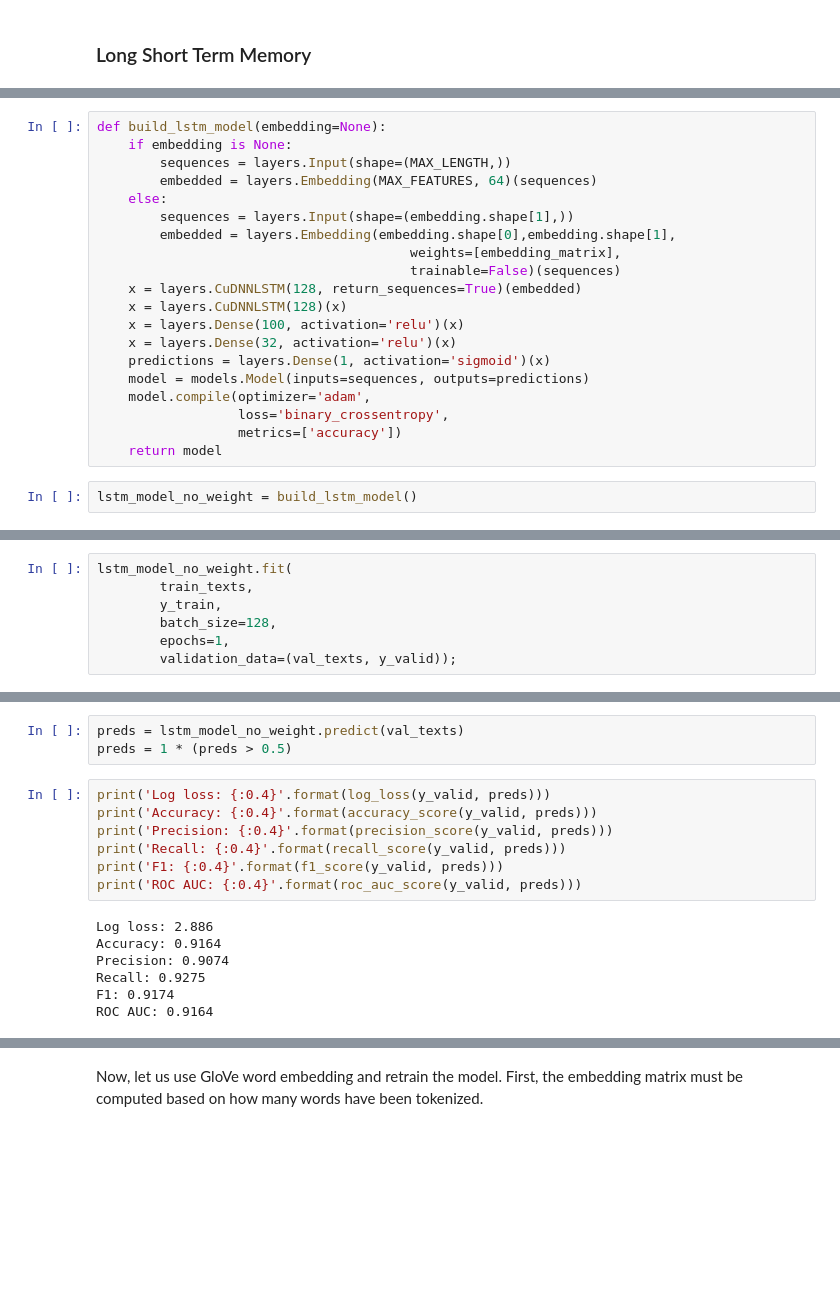
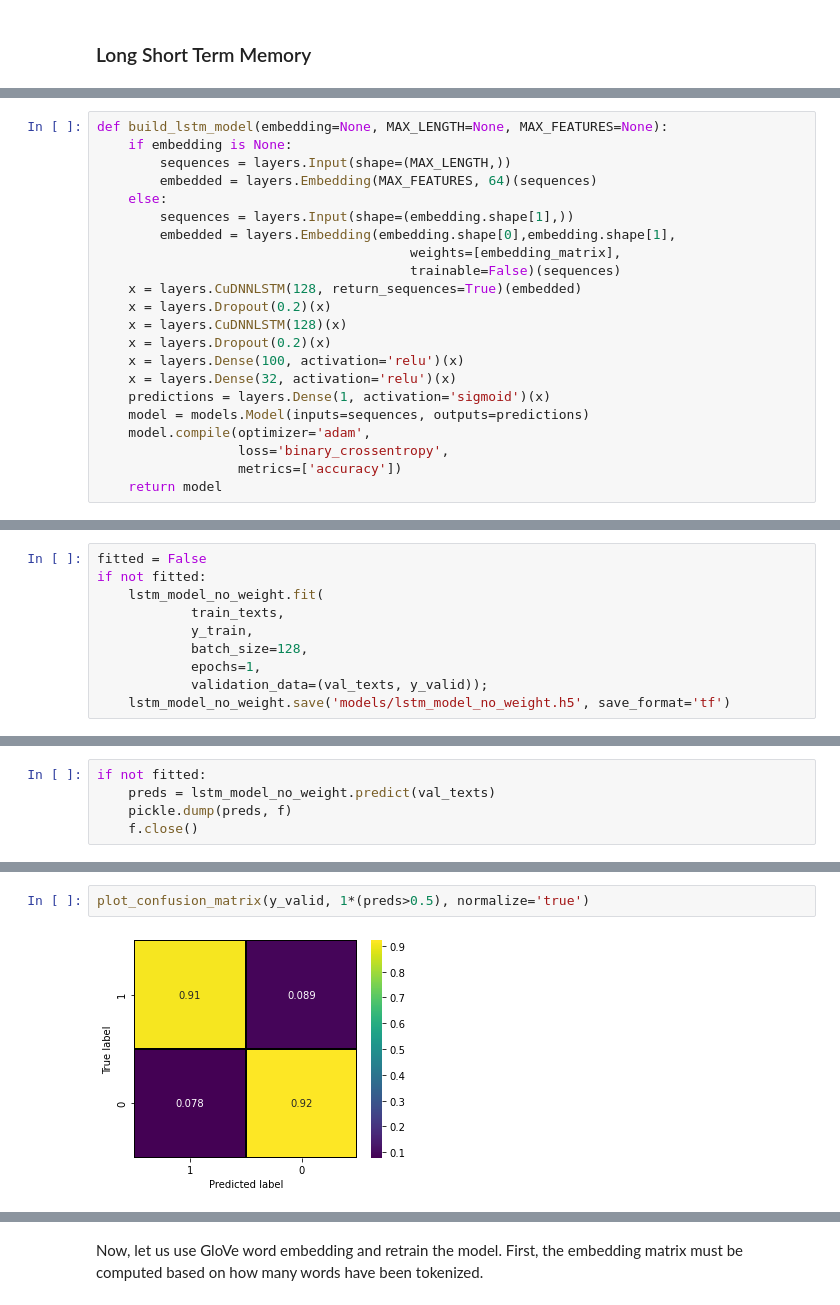
Before and after one commit to afanta-fi/Amazon_Review_Sentiment_Analysis, a Jupyter notebook: index.ipynb, the cells around one changed output, grey strips where cells are left out. Saved outputs shown, nothing was run; the diff lists cells and outputs as text; blank space fills up the shorter version.

```diff
--- a/index.ipynb
+++ b/index.ipynb
@@ -1523,5 +1555,5 @@ val_texts = pad_sequences(val_texts, maxlen=MAX_LENGTH)
 # %%
-def build_lstm_model(embedding=None):
+def build_lstm_model(embedding=None, MAX_LENGTH=None, MAX_FEATURES=None):
     if embedding is None:
         sequences = layers.Input(shape=(MAX_LENGTH,))
         embedded = layers.Embedding(MAX_FEATURES, 64)(sequences)
@@ -1531,7 +1563,9 @@ def build_lstm_model(embedding=None):
                                         weights=[embedding_matrix],
                                         trainable=False)(sequences)
     x = layers.CuDNNLSTM(128, return_sequences=True)(embedded)
+    x = layers.Dropout(0.2)(x)
     x = layers.CuDNNLSTM(128)(x)
+    x = layers.Dropout(0.2)(x)
     x = layers.Dense(100, activation='relu')(x)
     x = layers.Dense(32, activation='relu')(x)
     predictions = layers.Dense(1, activation='sigmoid')(x)
@@ -1540,5 +1574,3 @@ def build_lstm_model(embedding=None):
                   loss='binary_crossentropy',
                   metrics=['accuracy'])
     return model
-# %%
-lstm_model_no_weight = build_lstm_model()
@@ -1565,8 +1630,11 @@ _________________________________________________________________
 # %%
-lstm_model_no_weight.fit(
-        train_texts,
-        y_train,
-        batch_size=128,
-        epochs=1,
-        validation_data=(val_texts, y_valid));
+fitted = False
+if not fitted:
+    lstm_model_no_weight.fit(
+            train_texts,
+            y_train,
+            batch_size=128,
+            epochs=1,
+            validation_data=(val_texts, y_valid));
+    lstm_model_no_weight.save('models/lstm_model_no_weight.h5', save_format='tf')
 # %% [output]
@@ -1573,0 +1642,5 @@ lstm_model_no_weight.fit(
+# %%
+if not fitted:
+    preds = lstm_model_no_weight.predict(val_texts)
+    pickle.dump(preds, f)
+    f.close()
@@ -1574,17 +1661,4 @@ lstm_model_no_weight.fit(
 # %%
-preds = lstm_model_no_weight.predict(val_texts)
-preds = 1 * (preds > 0.5)
+plot_confusion_matrix(y_valid, 1*(preds>0.5), normalize='true')
+# %% [output]
+[figure, added]
-# %%
-print('Log loss: {:0.4}'.format(log_loss(y_valid, preds)))
-print('Accuracy: {:0.4}'.format(accuracy_score(y_valid, preds)))
-print('Precision: {:0.4}'.format(precision_score(y_valid, preds)))
-print('Recall: {:0.4}'.format(recall_score(y_valid, preds)))
-print('F1: {:0.4}'.format(f1_score(y_valid, preds)))
-print('ROC AUC: {:0.4}'.format(roc_auc_score(y_valid, preds)))
-# %% [output]
-Log loss: 2.886
-Accuracy: 0.9164
-Precision: 0.9074
-Recall: 0.9275
-F1: 0.9174
-ROC AUC: 0.9164
```
Also changed, not shown: parts of 41 cells of this notebook.
